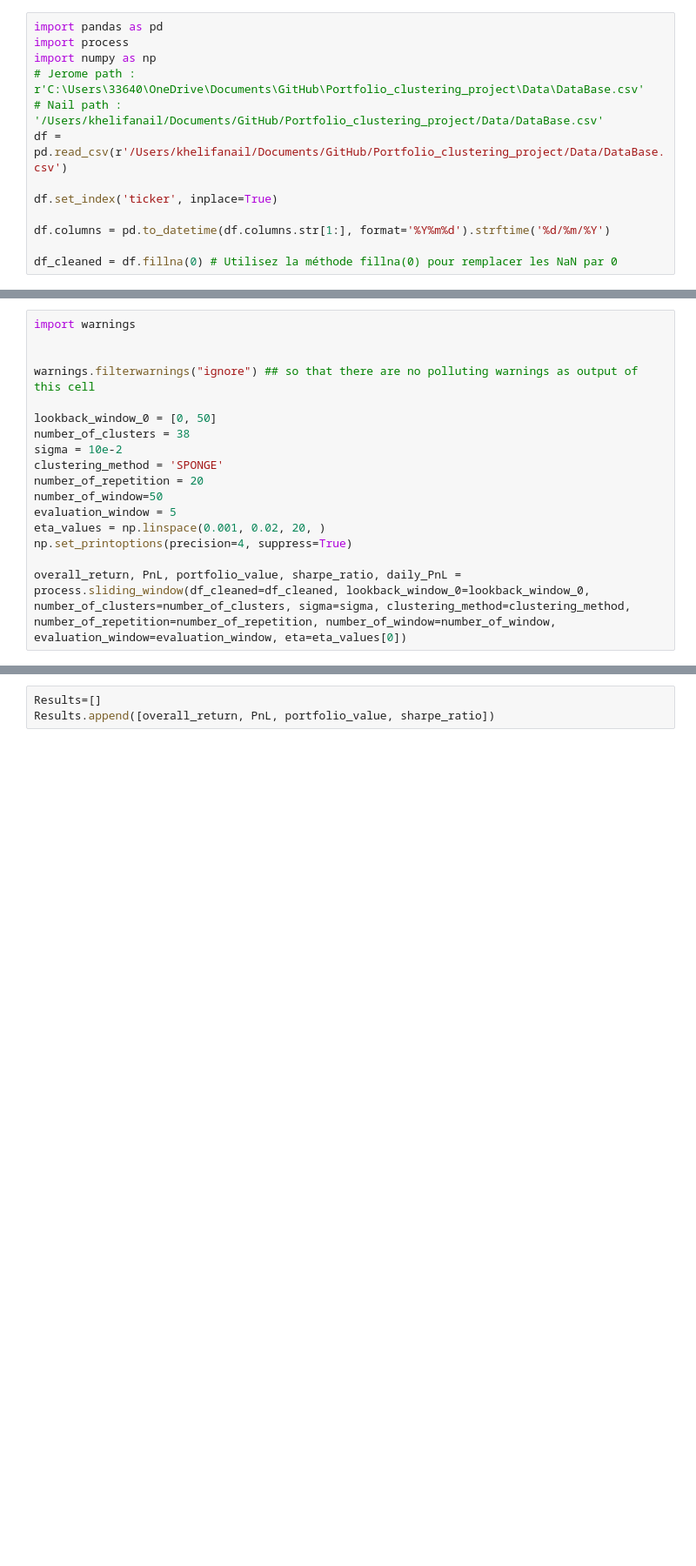
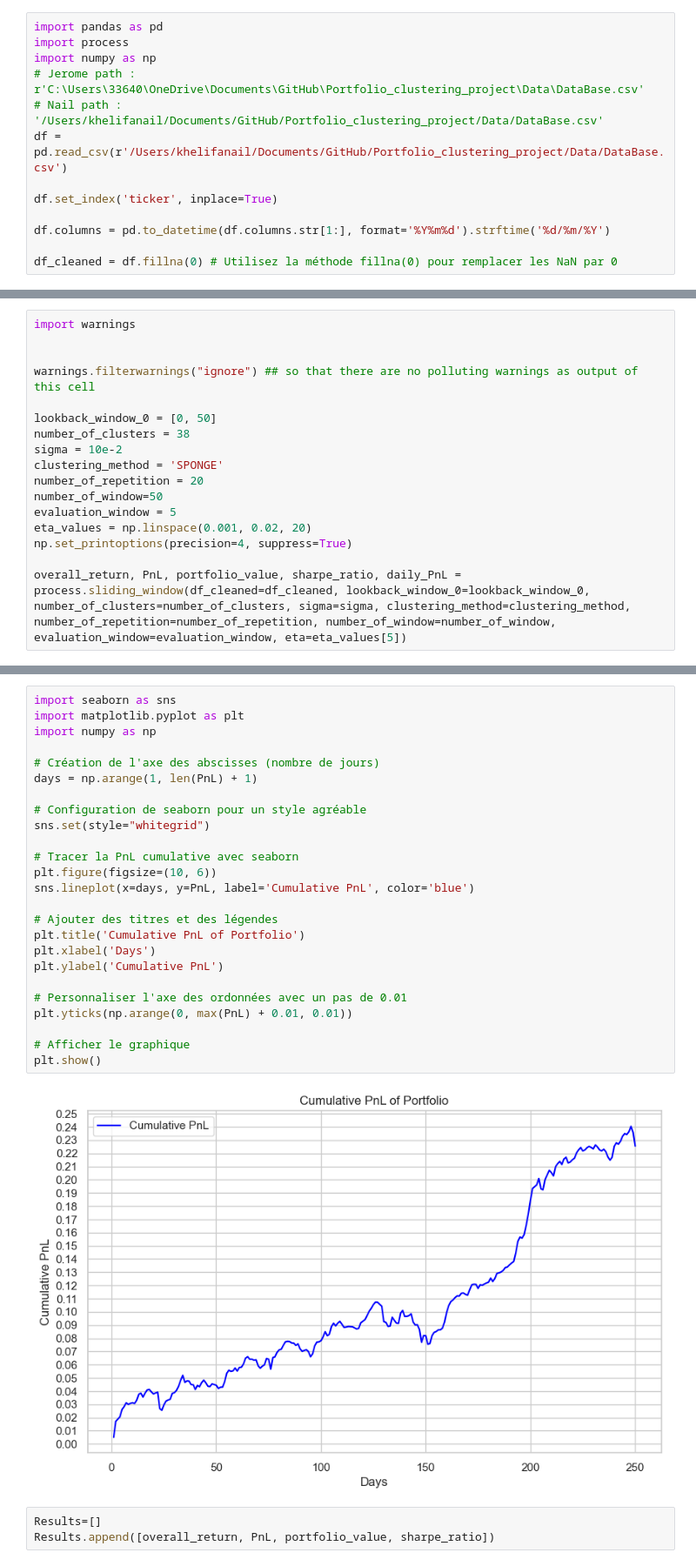
Before and after one commit to MohamedKeteb/Portfolio_clustering_project, a Jupyter notebook: Code/overall_perf.ipynb, the cells around one changed output, grey strips where cells are left out. Shown at 87% size. Drawn from its saved outputs; the diff is of its cells as text; blank space fills up the shorter version.

```diff
--- a/Code/overall_perf.ipynb
+++ b/Code/overall_perf.ipynb
@@ -32,8 +24,8 @@ clustering_method = 'SPONGE'
 number_of_repetition = 20
 number_of_window=50
 evaluation_window = 5
-eta_values = np.linspace(0.001, 0.02, 20, )
+eta_values = np.linspace(0.001, 0.02, 20)
 np.set_printoptions(precision=4, suppress=True)
 
-overall_return, PnL, portfolio_value, sharpe_ratio, daily_PnL = process.sliding_window(df_cleaned=df_cleaned, lookback_window_0=lookback_window_0, number_of_clusters=number_of_clusters, sigma=sigma, clustering_method=clustering_method, number_of_repetition=number_of_repetition, number_of_window=number_of_window, evaluation_window=evaluation_window, eta=eta_values[0])
+overall_return, PnL, portfolio_value, sharpe_ratio, daily_PnL = process.sliding_window(df_cleaned=df_cleaned, lookback_window_0=lookback_window_0, number_of_clusters=number_of_clusters, sigma=sigma, clustering_method=clustering_method, number_of_repetition=number_of_repetition, number_of_window=number_of_window, evaluation_window=evaluation_window, eta=eta_values[5])
 # %% [output]
@@ -83,3 +60,30 @@ process.bar_plot_PnL(PnL)
+# %%
+import seaborn as sns
+import matplotlib.pyplot as plt
+import numpy as np
+
+# Création de l'axe des abscisses (nombre de jours)
+days = np.arange(1, len(PnL) + 1)
+
+# Configuration de seaborn pour un style agréable
+sns.set(style="whitegrid")
+
+# Tracer la PnL cumulative avec seaborn
+plt.figure(figsize=(10, 6))
+sns.lineplot(x=days, y=PnL, label='Cumulative PnL', color='blue')
+
+# Ajouter des titres et des légendes
+plt.title('Cumulative PnL of Portfolio')
+plt.xlabel('Days')
+plt.ylabel('Cumulative PnL')
+
+# Personnaliser l'axe des ordonnées avec un pas de 0.01
+plt.yticks(np.arange(0, max(PnL) + 0.01, 0.01))
+
+# Afficher le graphique
+plt.show()
+# %% [output]
+[figure, added]
 # %%
 Results=[]
 Results.append([overall_return, PnL, portfolio_value, sharpe_ratio])
```
Also changed, not shown: parts of 6 cells of this notebook, 2 other files.
